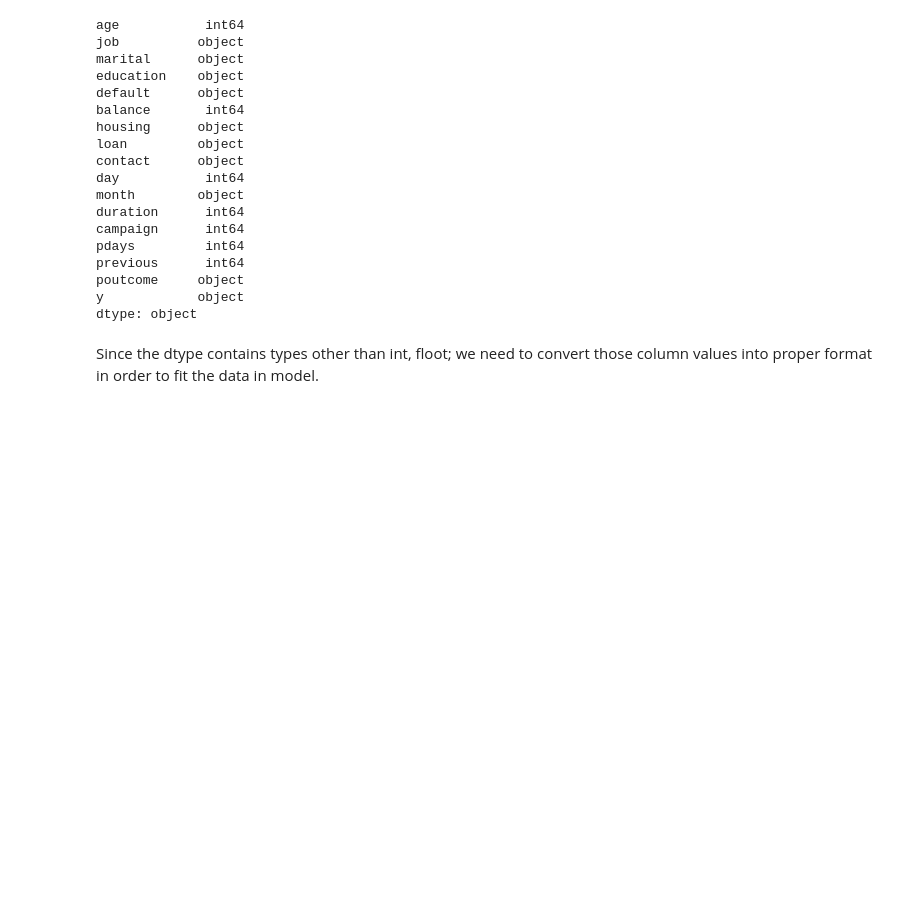
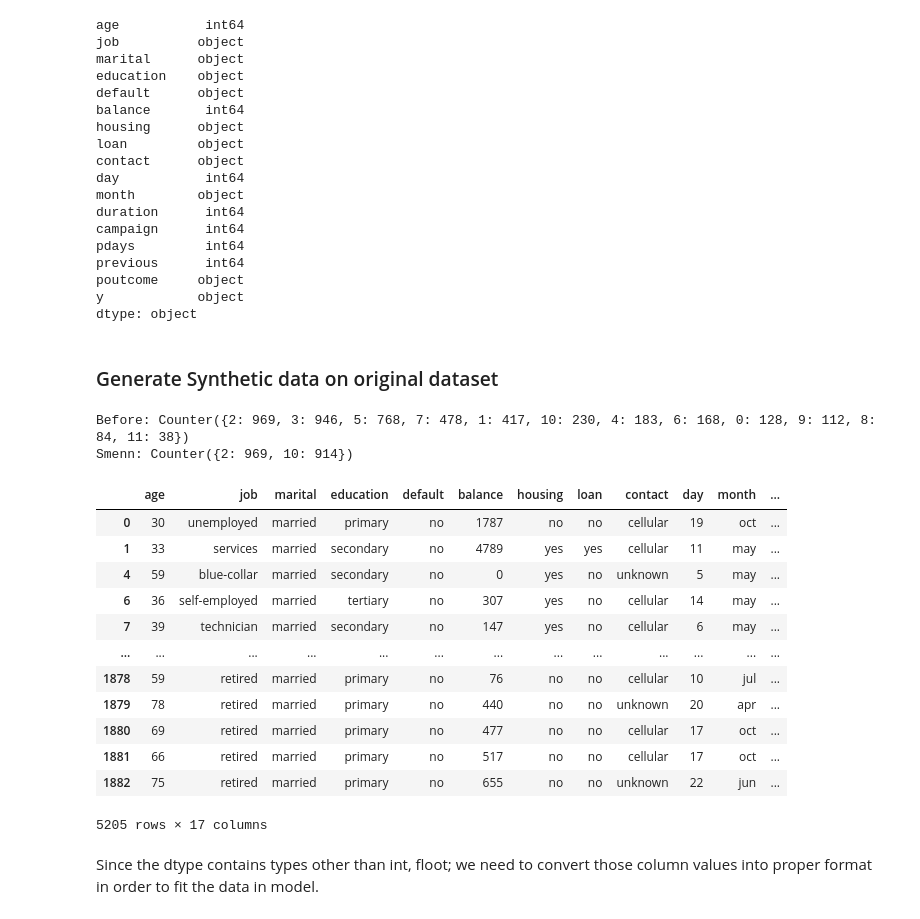
Before and after one commit to sababaganoosh/ML-Ops-Final, a Jupyter notebook: xgboost-implementation-on-bank-marketing-dataset.ipynb, the cells around one changed output. Drawn from its saved outputs; the diff is of its cells as text; code cells hidden in the pictures; blank space fills up the shorter version.

```diff
--- a/xgboost-implementation-on-bank-marketing-dataset.ipynb
+++ b/xgboost-implementation-on-bank-marketing-dataset.ipynb
@@ -86,3 +86,5 @@ previous      int64
 poutcome     object
 y            object
 dtype: object
+# %% [markdown]
+### Generate Synthetic data on original dataset
@@ -89,3 +104,53 @@ dtype: object
+# %%
+from imblearn.over_sampling import ADASYN
+from collections import Counter
+
+ada = ADASYN(random_state=42)
+
+data_ret = data_fact.loc[data_fact['job'].isin([2,10])] # {10: 'retired'}
+
+X_train_ada_job, y_train_ada_job = ada.fit_resample(data_ret.drop(['job'],axis=1), data_ret['job'])
+
+print(f'Before: {Counter(data_fact["job"])}\nSmenn: {Counter(y_train_ada_job)}')
+# %% [output]
+Before: Counter({2: 969, 3: 946, 5: 768, 7: 478, 1: 417, 10: 230, 4: 183, 6: 168, 0: 128, 9: 112, 8: 84, 11: 38})
+Smenn: Counter({2: 969, 10: 914})
+# %%
+# join X_train and y_train
+df_ada = X_train_ada_job.join(y_train_ada_job)
+
+# remove job == 2, 10 because it's included in the generated data
+data_fact = data_fact.loc[~data_fact['job'].isin([2,10])]
+
+# append synthetic data to original dataset
+data_fact = data_fact.append(df_ada)
+# %%
+# convert back to categorical data
+data_fact['job'] = unique_job[data_fact['job']]
+data_fact['marital'] = unique_marital[data_fact['marital']]
+data_fact['education'] = unique_ed[data_fact['education']]
+data_fact['default'] = unique_default[data_fact['default']]
+data_fact['housing'] = unique_housing[data_fact['housing']]
+data_fact['loan'] = unique_loan[data_fact['loan']]
+data_fact['contact'] = unique_contact[data_fact['contact']]
+data_fact['month'] = unique_month[data_fact['month']]
+data_fact['poutcome'] = unique_poutcome[data_fact['poutcome']]
+data_fact['y']= unique_y[data_fact['y']]
+data_fact
+# %% [output]
+|  | age | job | marital | education | default | balance | housing | loan | contact | day | month | ... |
+| 0 | 30 | unemployed | married | primary | no | 1787 | no | no | cellular | 19 | oct | ... |
+| 1 | 33 | services | married | secondary | no | 4789 | yes | yes | cellular | 11 | may | ... |
+| 4 | 59 | blue-collar | married | secondary | no | 0 | yes | no | unknown | 5 | may | ... |
+| 6 | 36 | self-employed | married | tertiary | no | 307 | yes | no | cellular | 14 | may | ... |
+| 7 | 39 | technician | married | secondary | no | 147 | yes | no | cellular | 6 | may | ... |
+| ... | ... | ... | ... | ... | ... | ... | ... | ... | ... | ... | ... | ... |
+| 1878 | 59 | retired | married | primary | no | 76 | no | no | cellular | 10 | jul | ... |
+| 1879 | 78 | retired | married | primary | no | 440 | no | no | unknown | 20 | apr | ... |
+| 1880 | 69 | retired | married | primary | no | 477 | no | no | cellular | 17 | oct | ... |
+| 1881 | 66 | retired | married | primary | no | 517 | no | no | cellular | 17 | oct | ... |
+| 1882 | 75 | retired | married | primary | no | 655 | no | no | unknown | 22 | jun | ... |
+5205 rows × 17 columns
 # %% [markdown]
 Since the dtype contains types other than int, floot; we need to convert those column values into proper format in order to fit the data in model.
 # %%
```
Also changed, not shown: parts of 23 cells of this notebook.
